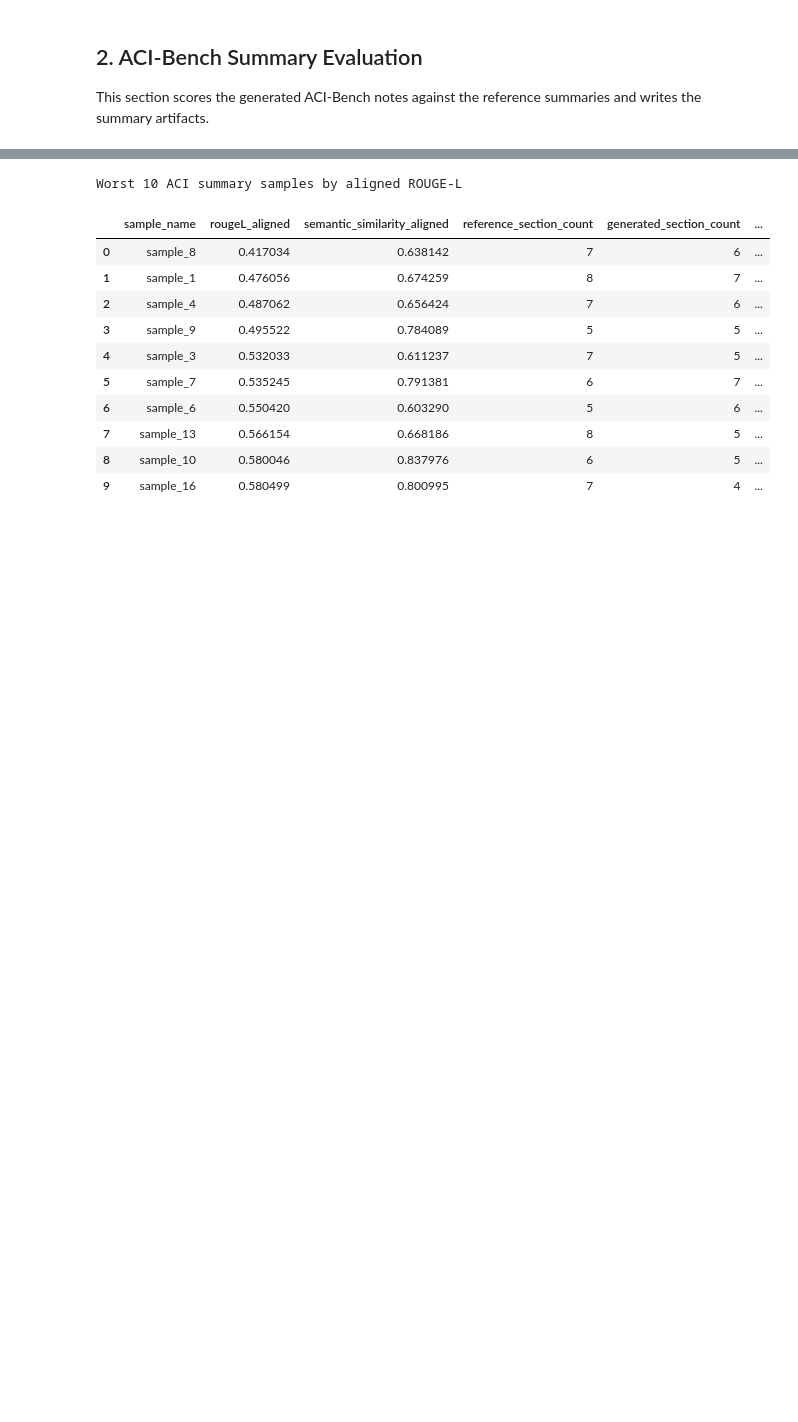
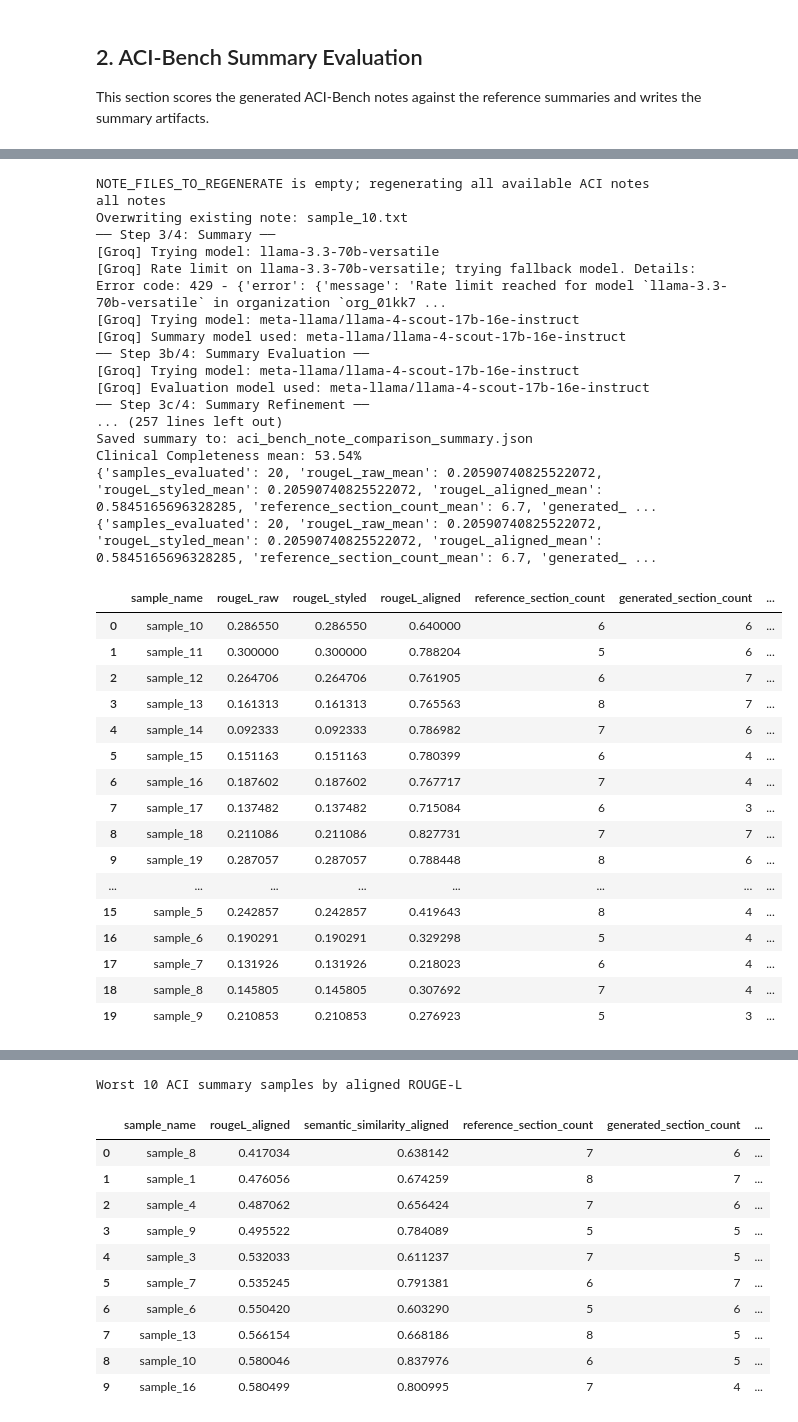
Before and after one commit to Advanced-Software-Technology-course/NLP-for-medical-records, a Jupyter notebook: evaluation/evaluation.ipynb, the cells around one changed output, grey strips where cells are left out. Cells and saved outputs as stored; diff of their text form; code cells hidden in the pictures; blank space fills up the shorter version.

Commit message:
Add fallback groq models and clinical analysis to evaluation

```diff
--- a/evaluation/evaluation.ipynb
+++ b/evaluation/evaluation.ipynb
@@ -479,0 +757,70 @@ Saved summary to: aci_bench_note_comparison_summary.json
+# %%
+# Regenerate only the notes listed here. Use an empty list to regenerate everything.
+# Entries can be note filenames such as sample_19.txt or sample_19_generated.txt.
+NOTE_FILES_TO_REGENERATE = []
+
+def _note_entry_to_sample_name(entry):
+    value = str(entry or '').strip()
+    if not value:
+        return ''
+    stem = Path(value).stem
+    if stem.endswith('_transcript'):
+        stem = stem[:-len('_transcript')]
+    if stem.endswith('_generated'):
+        stem = stem[:-len('_generated')]
+    if stem.endswith('_note'):
+        stem = stem[:-len('_note')]
+    return stem
+
+sample_names = [
+    _note_entry_to_sample_name(entry)
+    for entry in NOTE_FILES_TO_REGENERATE
+    if _note_entry_to_sample_name(entry)
+]
+
+if sample_names:
+    print(f'Regenerating {len(sample_names)} selected ACI note(s)')
+else:
+    print('NOTE_FILES_TO_REGENERATE is empty; regenerating all available ACI notes')
+
+print(sample_names if sample_names else 'all notes')
+
+generate_notes_for_samples(sample_names=sample_names or None, use_rag=False)
+results_df, summary = evaluate_aci_bench()
+print(summary)
+results_df
+# %% [output]
+NOTE_FILES_TO_REGENERATE is empty; regenerating all available ACI notes
+all notes
+Overwriting existing note: sample_10.txt
+── Step 3/4: Summary ──
+[Groq] Trying model: llama-3.3-70b-versatile
+[Groq] Rate limit on llama-3.3-70b-versatile; trying fallback model. Details: Error code: 429 - {'error': {'message': 'Rate limit reached for model `llama-3.3-70b-versatile` in organization `org_01kk7 ...
+[Groq] Trying model: meta-llama/llama-4-scout-17b-16e-instruct
+[Groq] Summary model used: meta-llama/llama-4-scout-17b-16e-instruct
+── Step 3b/4: Summary Evaluation ──
+[Groq] Trying model: meta-llama/llama-4-scout-17b-16e-instruct
+[Groq] Evaluation model used: meta-llama/llama-4-scout-17b-16e-instruct
+── Step 3c/4: Summary Refinement ──
+... (257 lines left out)
+Saved summary to: aci_bench_note_comparison_summary.json
+Clinical Completeness mean: 53.54%
+{'samples_evaluated': 20, 'rougeL_raw_mean': 0.20590740825522072, 'rougeL_styled_mean': 0.20590740825522072, 'rougeL_aligned_mean': 0.5845165696328285, 'reference_section_count_mean': 6.7, 'generated_ ...
+{'samples_evaluated': 20, 'rougeL_raw_mean': 0.20590740825522072, 'rougeL_styled_mean': 0.20590740825522072, 'rougeL_aligned_mean': 0.5845165696328285, 'reference_section_count_mean': 6.7, 'generated_ ...
+|  | sample_name | rougeL_raw | rougeL_styled | rougeL_aligned | reference_section_count | generated_section_count | ... |
+| 0 | sample_10 | 0.286550 | 0.286550 | 0.640000 | 6 | 6 | ... |
+| 1 | sample_11 | 0.300000 | 0.300000 | 0.788204 | 5 | 6 | ... |
+| 2 | sample_12 | 0.264706 | 0.264706 | 0.761905 | 6 | 7 | ... |
+| 3 | sample_13 | 0.161313 | 0.161313 | 0.765563 | 8 | 7 | ... |
+| 4 | sample_14 | 0.092333 | 0.092333 | 0.786982 | 7 | 6 | ... |
+| 5 | sample_15 | 0.151163 | 0.151163 | 0.780399 | 6 | 4 | ... |
+| 6 | sample_16 | 0.187602 | 0.187602 | 0.767717 | 7 | 4 | ... |
+| 7 | sample_17 | 0.137482 | 0.137482 | 0.715084 | 6 | 3 | ... |
+| 8 | sample_18 | 0.211086 | 0.211086 | 0.827731 | 7 | 7 | ... |
+| 9 | sample_19 | 0.287057 | 0.287057 | 0.788448 | 8 | 6 | ... |
+| ... | ... | ... | ... | ... | ... | ... | ... |
+| 15 | sample_5 | 0.242857 | 0.242857 | 0.419643 | 8 | 4 | ... |
+| 16 | sample_6 | 0.190291 | 0.190291 | 0.329298 | 5 | 4 | ... |
+| 17 | sample_7 | 0.131926 | 0.131926 | 0.218023 | 6 | 4 | ... |
+| 18 | sample_8 | 0.145805 | 0.145805 | 0.307692 | 7 | 4 | ... |
+| 19 | sample_9 | 0.210853 | 0.210853 | 0.276923 | 5 | 3 | ... |
```
Also changed, not shown: parts of 14 cells of this notebook, 21 other files.
